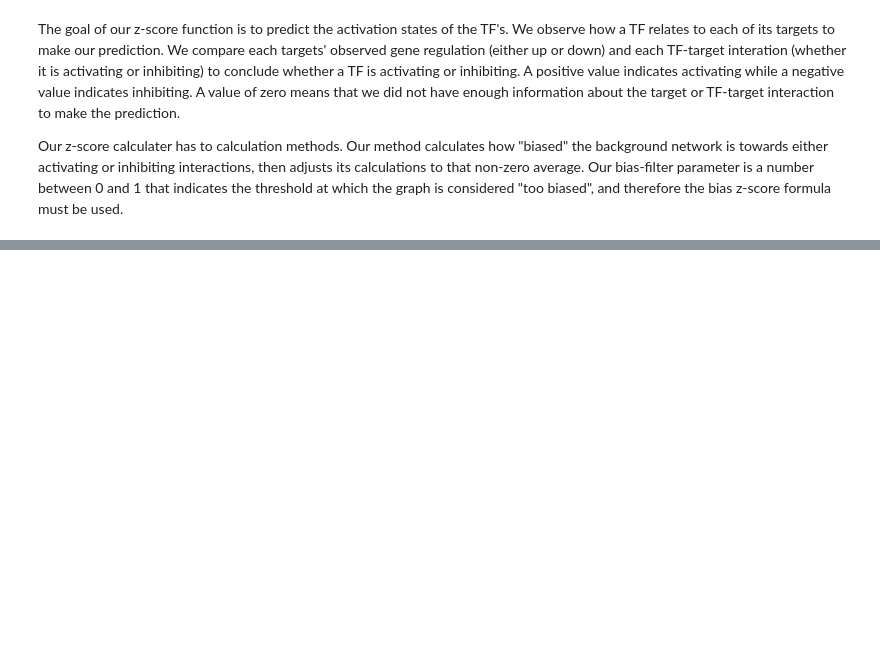
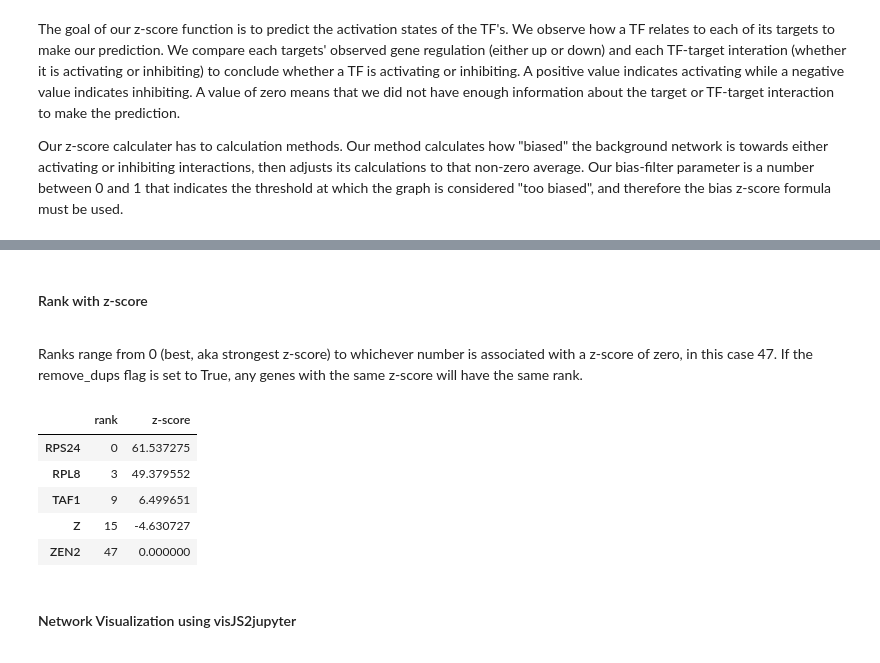
Before and after one commit to ucsd-ccbb/network_bio_toolkit, a Jupyter notebook: notebooks/URA_Basic_Example.ipynb, the cells around one changed output, grey strips where cells are left out. Drawn from its saved outputs; the diff is of its cells as text; code cells hidden in the pictures; blank space fills up the shorter version.

```diff
--- a/notebooks/URA_Basic_Example.ipynb
+++ b/notebooks/URA_Basic_Example.ipynb
@@ -216,0 +244,18 @@ dtype: float64
+# %% [markdown]
+####  Rank with z-score
+<a id='rank'></a>
+# %% [markdown]
+Ranks range from 0 (best, aka strongest z-score) to whichever number is associated with a z-score of zero, in this case 47. If the remove_dups flag is set to True, any genes with the same z-score will have the same rank.
+# %%
+genes_to_rank = ['TAF1', 'RPL8', 'RPS24','Z', 'ZEN2']
+stat_analysis.rank_and_score_df(bias_zscore, genes_to_rank, act = True, abs_value = True, remove_dups=True)
+# %% [output]
+|  | rank | z-score |
+| RPS24 | 0 | 61.537275 |
+| RPL8 | 3 | 49.379552 |
+| TAF1 | 9 | 6.499651 |
+| Z | 15 | -4.630727 |
+| ZEN2 | 47 | 0.000000 |
+# %% [markdown]
+#### Network Visualization using visJS2jupyter
+<a id='visJS'></a>
```
Also changed, not shown: parts of 22 cells of this notebook, 2 other files.
